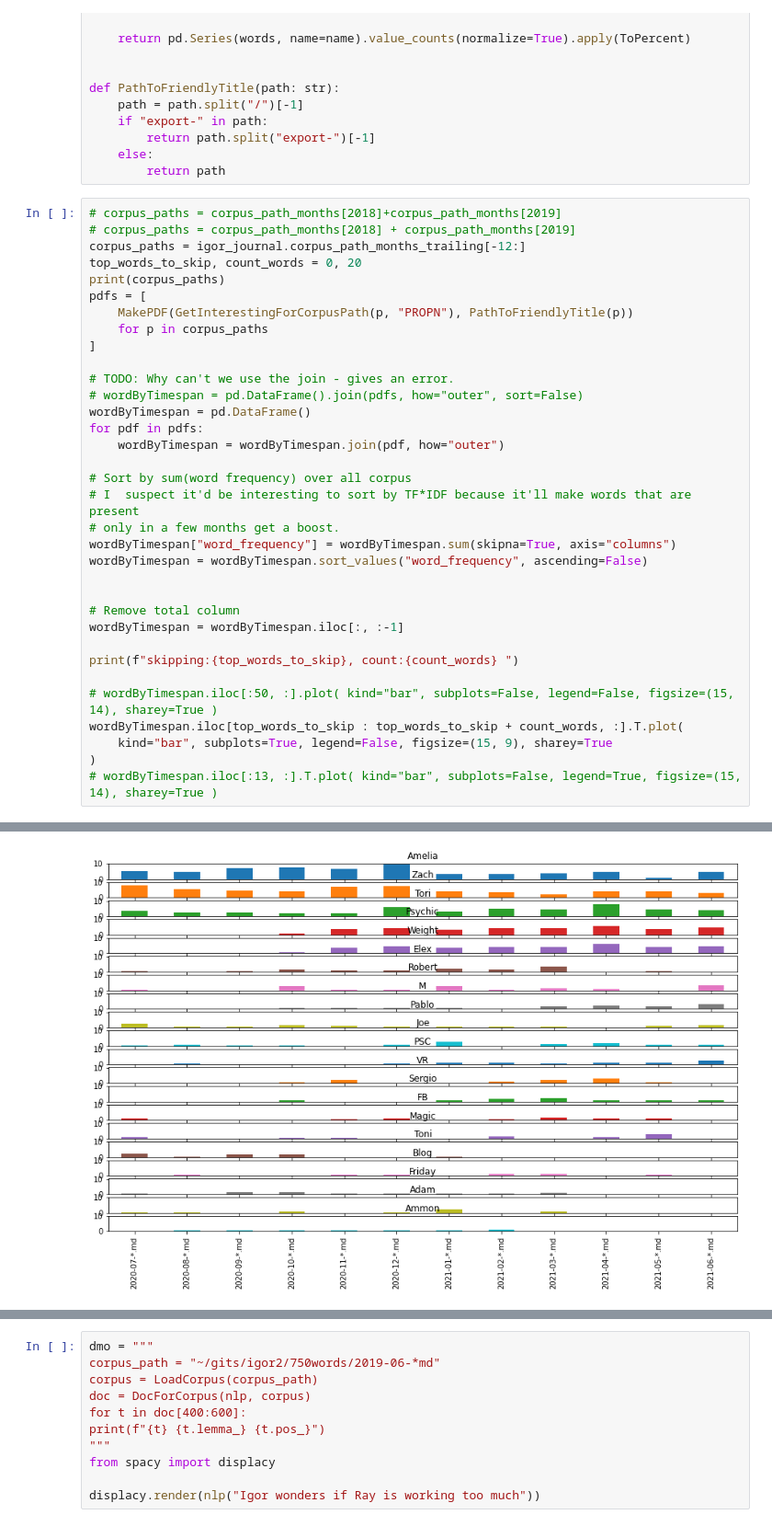
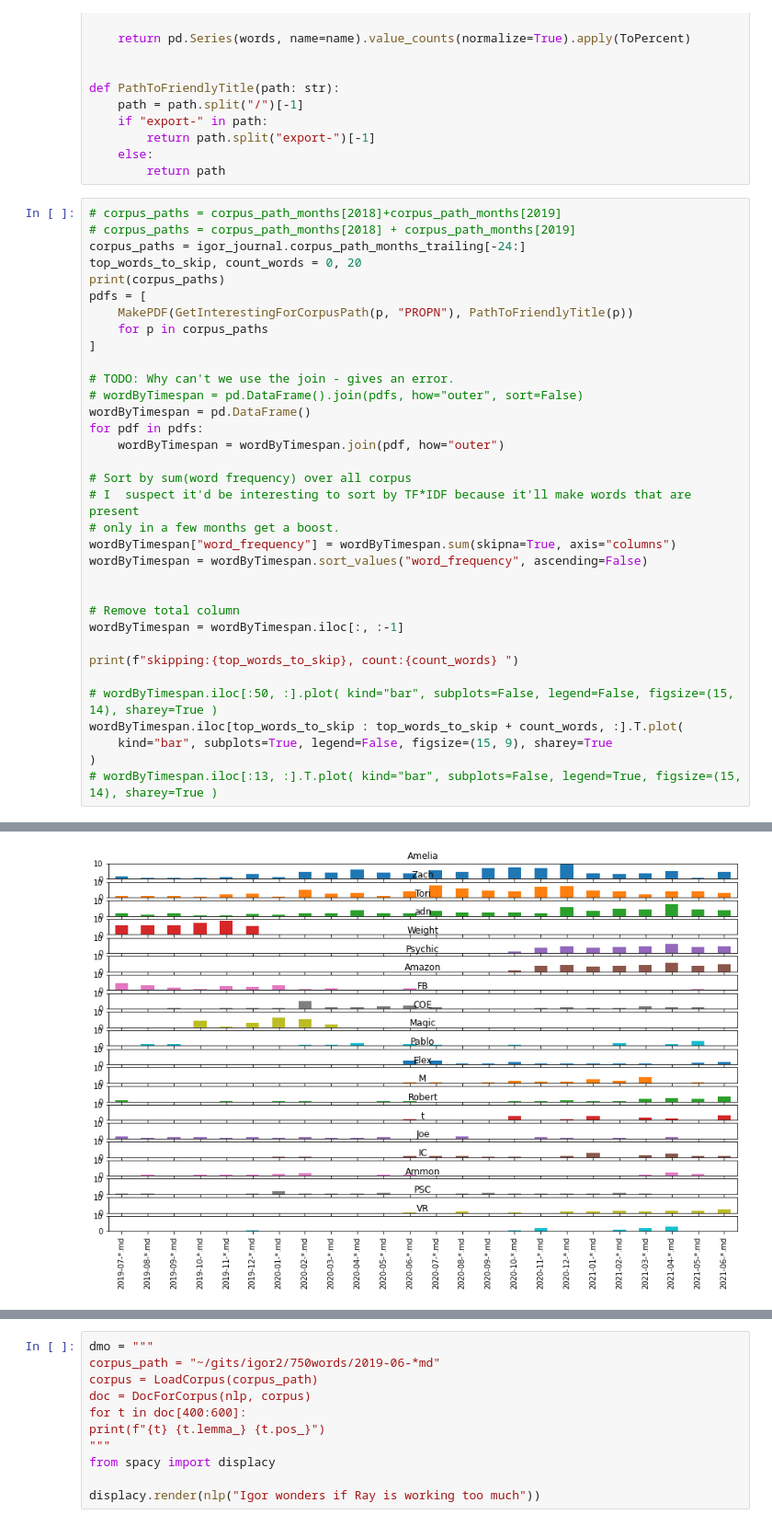
Before and after one commit to idvorkin/nlp, a Jupyter notebook: PlayNLP.ipynb, the cells around one changed output, grey strips where cells are left out. Shown: that part at 92% size. Cells and saved outputs as stored; diff of their text form.

```diff
--- a/PlayNLP.ipynb
+++ b/PlayNLP.ipynb
@@ -256,7 +259,7 @@ def PathToFriendlyTitle(path: str):
 # %%
 # corpus_paths = corpus_path_months[2018]+corpus_path_months[2019]
 # corpus_paths = corpus_path_months[2018] + corpus_path_months[2019]
-corpus_paths = igor_journal.corpus_path_months_trailing[-12:]
+corpus_paths = igor_journal.corpus_path_months_trailing[-24:]
 top_words_to_skip, count_words = 0, 20
 print(corpus_paths)
 pdfs = [
@@ -331,2 +331,2 @@ array([<AxesSubplot:title={'center':'Amelia'}>,
-[figure, old version]
+[figure, new version]
 # %%
```
Also changed, not shown: parts of 5 cells of this notebook, 2 other files.
